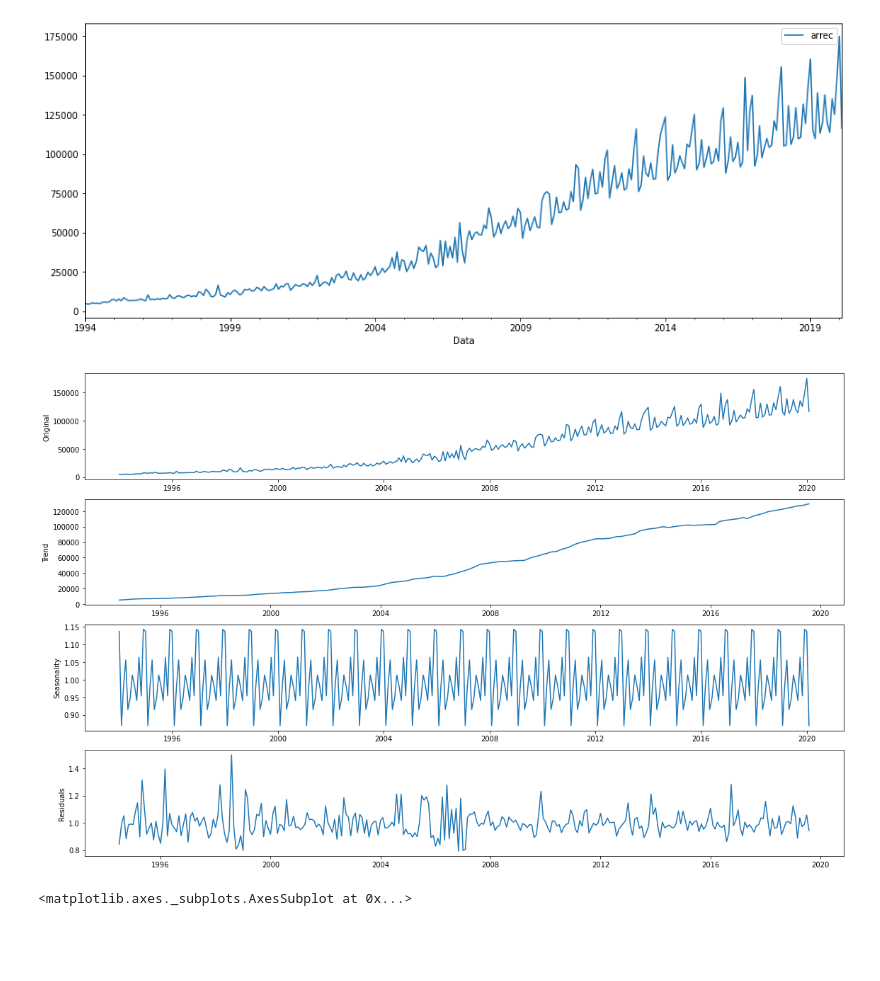
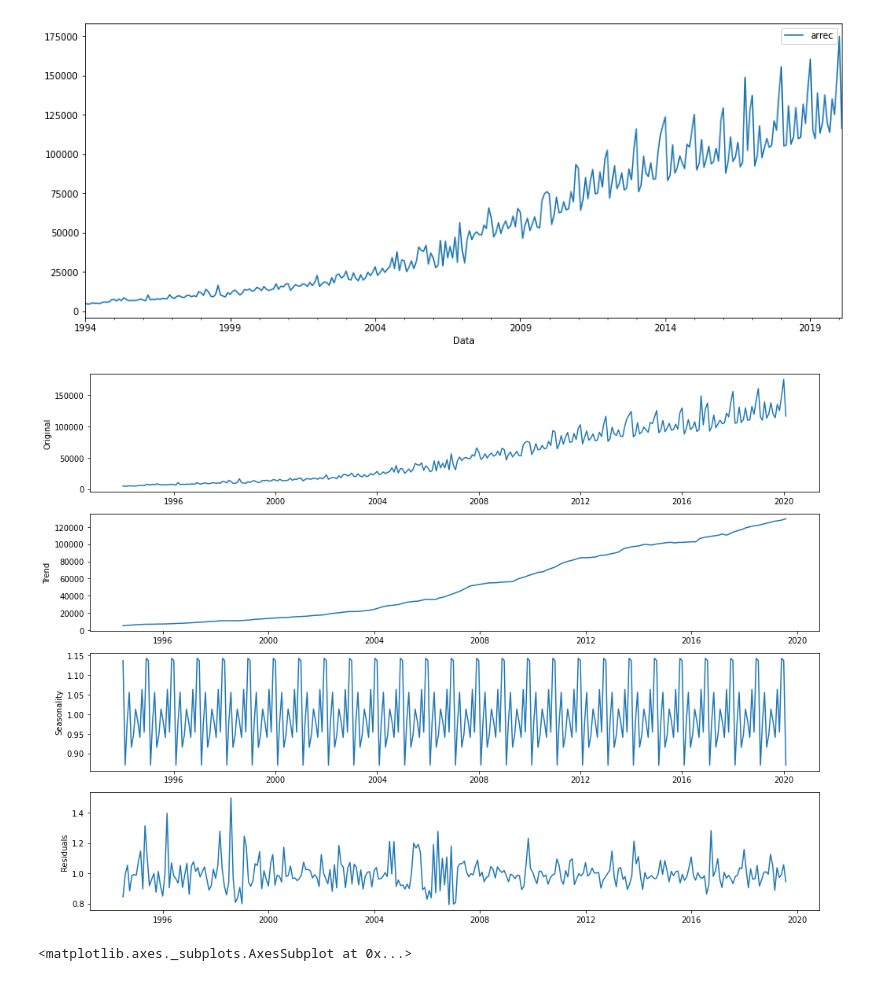
Before and after one commit to mmbs1989/TCC-PUCMINAS, a Jupyter notebook: Notebook_TCC_PUC.ipynb, the cells around one changed output. Cells and saved outputs as stored; diff of their text form; code cells hidden in the pictures; blank space fills up the shorter version.

```diff
--- a/Notebook_TCC_PUC.ipynb
+++ b/Notebook_TCC_PUC.ipynb
@@ -155,26 +155,26 @@ dfarrec.plot(figsize=(15,6))
 # %%
 #Decomposição da série temporal
 decomposition = seasonal_decompose(dfarrec, model='multiplicative')
 trend = decomposition.trend
 seasonal = decomposition.seasonal
 residual = decomposition.resid
-plt.figure(figsize=(16,10))
+plt.figure(figsize=(14,10))
 plt.subplot(411)
 plt.plot(dfarrec)
 plt.ylabel('Original')
 plt.subplot(412)
 plt.plot(trend)
 plt.ylabel('Trend')
 plt.subplot(413)
 plt.plot(seasonal)
 plt.ylabel('Seasonality')
 plt.subplot(414)
 plt.plot(residual)
 plt.ylabel('Residuals')
 plt.tight_layout()
 plt.show()
 # %% [output]
-[figure, old version]
+[figure, new version]
 # %%
 # Análise dos períodos de sazonalidade
 dfarrec.groupby(dfarrec.index.month).mean().plot(kind='bar')
```
Also changed, not shown: parts of 26 cells of this notebook.
